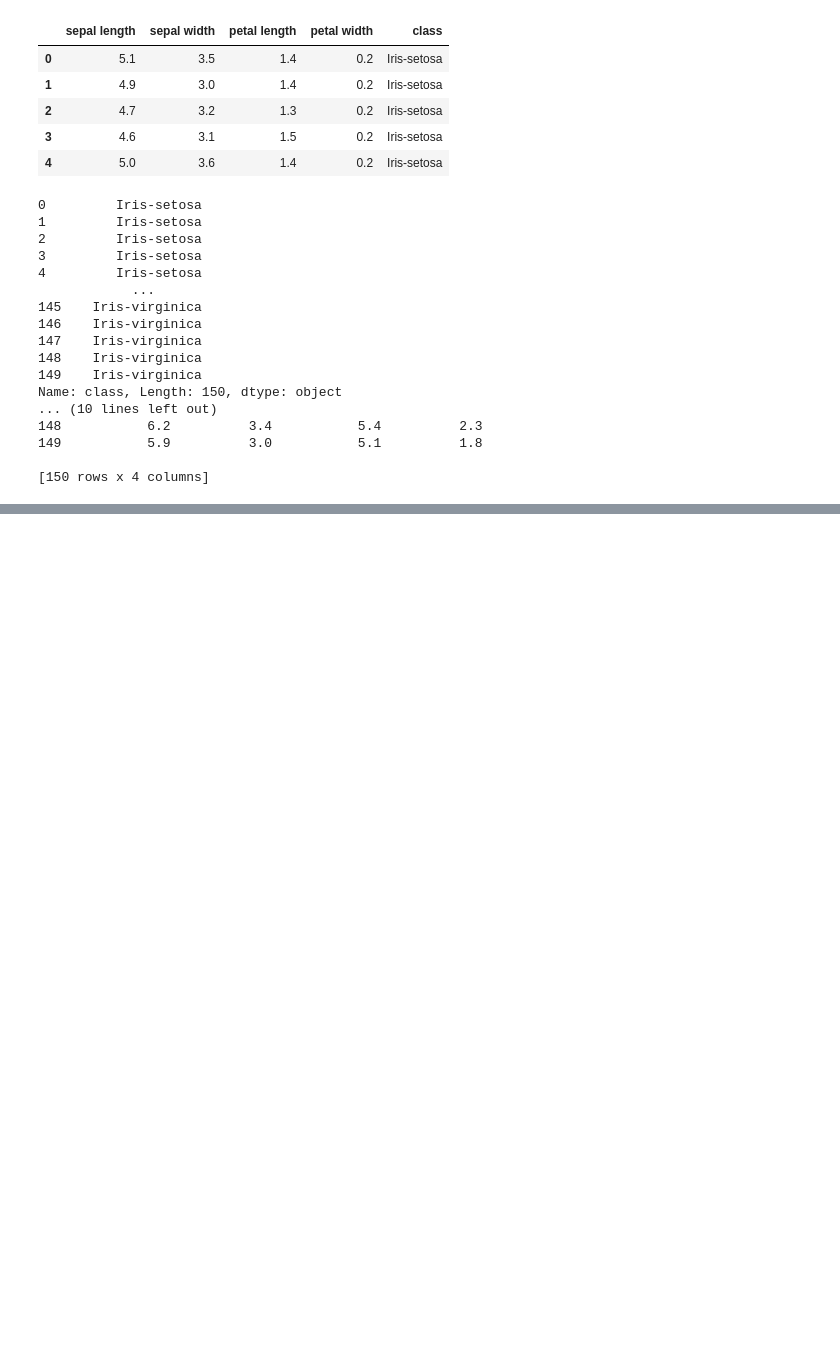
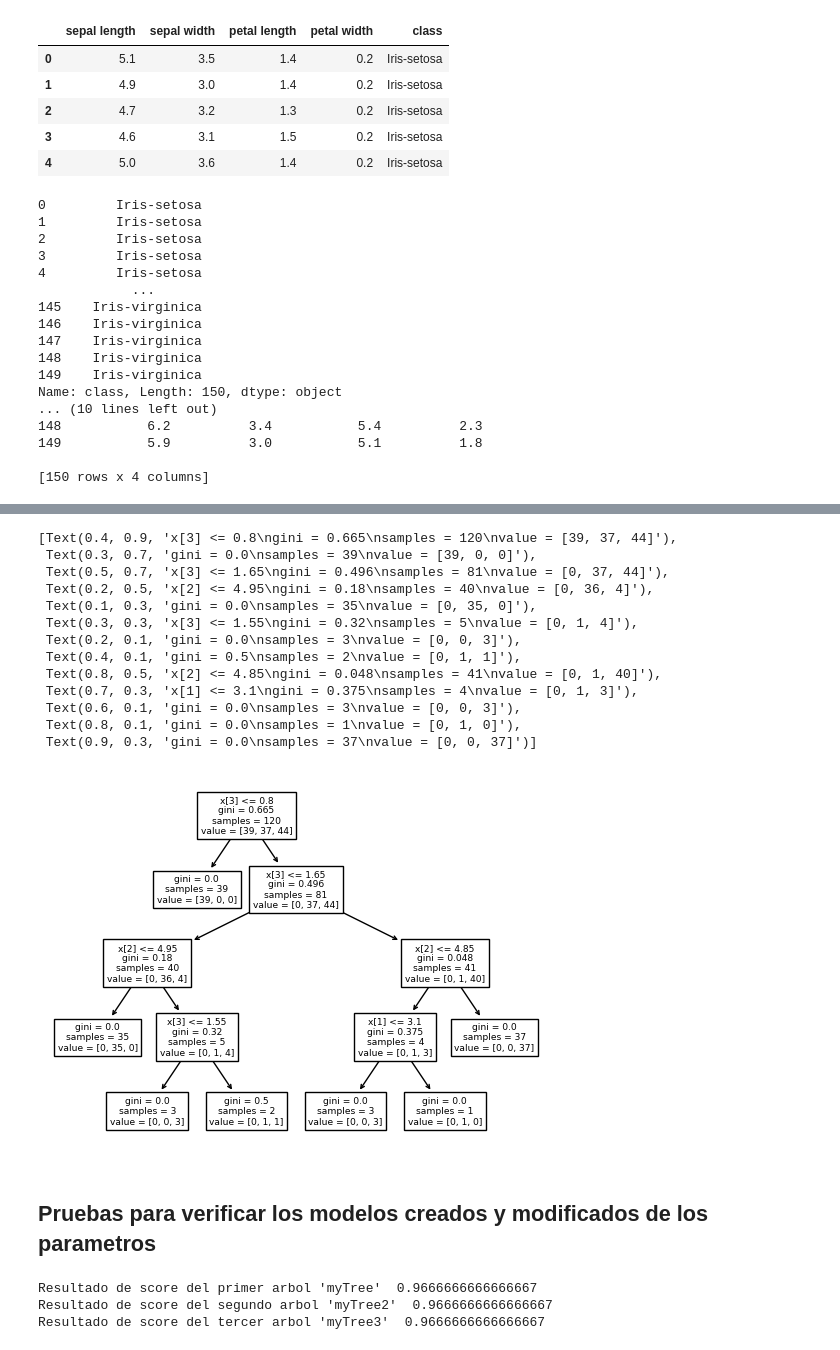
Before and after one commit to Jromoc/Mod_2_Analisis_y_Reporte, a Jupyter notebook: decision_tree.ipynb, the cells around one changed output, grey strips where cells are left out. Cells and saved outputs as stored; diff of their text form; code cells hidden in the pictures; blank space fills up the shorter version.

```diff
--- a/decision_tree.ipynb
+++ b/decision_tree.ipynb
@@ -107,0 +125,4 @@ tree.plot_tree(myTree)
+# %%
+myTree3 = tree.DecisionTreeClassifier(criterion="gini", min_samples_split=4)
+myTree3.fit(X_train, Y_train)
+print(tree.export_text(myTree3))
@@ -107,0 +149,27 @@ tree.plot_tree(myTree)
+# %%
+tree.plot_tree(myTree3)
+# %% [output]
+[Text(0.4, 0.9, 'x[3] <= 0.8\ngini = 0.665\nsamples = 120\nvalue = [39, 37, 44]'),
+ Text(0.3, 0.7, 'gini = 0.0\nsamples = 39\nvalue = [39, 0, 0]'),
+ Text(0.5, 0.7, 'x[3] <= 1.65\ngini = 0.496\nsamples = 81\nvalue = [0, 37, 44]'),
+ Text(0.2, 0.5, 'x[2] <= 4.95\ngini = 0.18\nsamples = 40\nvalue = [0, 36, 4]'),
+ Text(0.1, 0.3, 'gini = 0.0\nsamples = 35\nvalue = [0, 35, 0]'),
+ Text(0.3, 0.3, 'x[3] <= 1.55\ngini = 0.32\nsamples = 5\nvalue = [0, 1, 4]'),
+ Text(0.2, 0.1, 'gini = 0.0\nsamples = 3\nvalue = [0, 0, 3]'),
+ Text(0.4, 0.1, 'gini = 0.5\nsamples = 2\nvalue = [0, 1, 1]'),
+ Text(0.8, 0.5, 'x[2] <= 4.85\ngini = 0.048\nsamples = 41\nvalue = [0, 1, 40]'),
+ Text(0.7, 0.3, 'x[1] <= 3.1\ngini = 0.375\nsamples = 4\nvalue = [0, 1, 3]'),
+ Text(0.6, 0.1, 'gini = 0.0\nsamples = 3\nvalue = [0, 0, 3]'),
+ Text(0.8, 0.1, 'gini = 0.0\nsamples = 1\nvalue = [0, 1, 0]'),
+ Text(0.9, 0.3, 'gini = 0.0\nsamples = 37\nvalue = [0, 0, 37]')]
+[figure, added]
+# %% [markdown]
+## Pruebas para verificar los modelos creados y modificados de los parametros
+# %%
+print("Resultado de score del primer arbol 'myTree' ", myTree.score(X_test, Y_test))
+print("Resultado de score del segundo arbol 'myTree2' ", myTree2.score(X_test, Y_test))
+print("Resultado de score del tercer arbol 'myTree3' ", myTree3.score(X_test, Y_test))
+# %% [output]
+Resultado de score del primer arbol 'myTree'  0.9666666666666667
+Resultado de score del segundo arbol 'myTree2'  0.9666666666666667
+Resultado de score del tercer arbol 'myTree3'  0.9666666666666667
```
Also changed, not shown: parts of 14 cells of this notebook, 1 other file.
